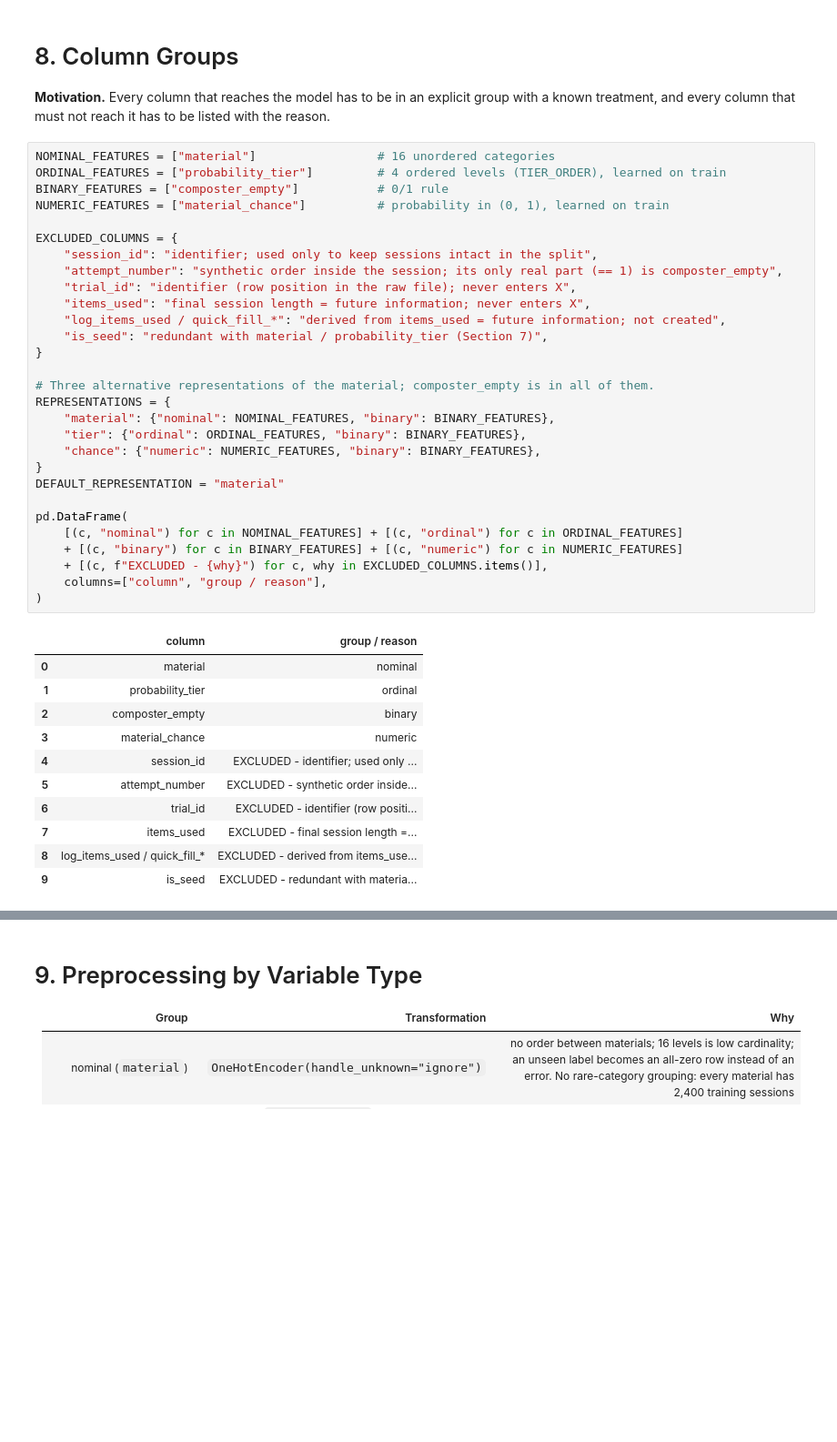
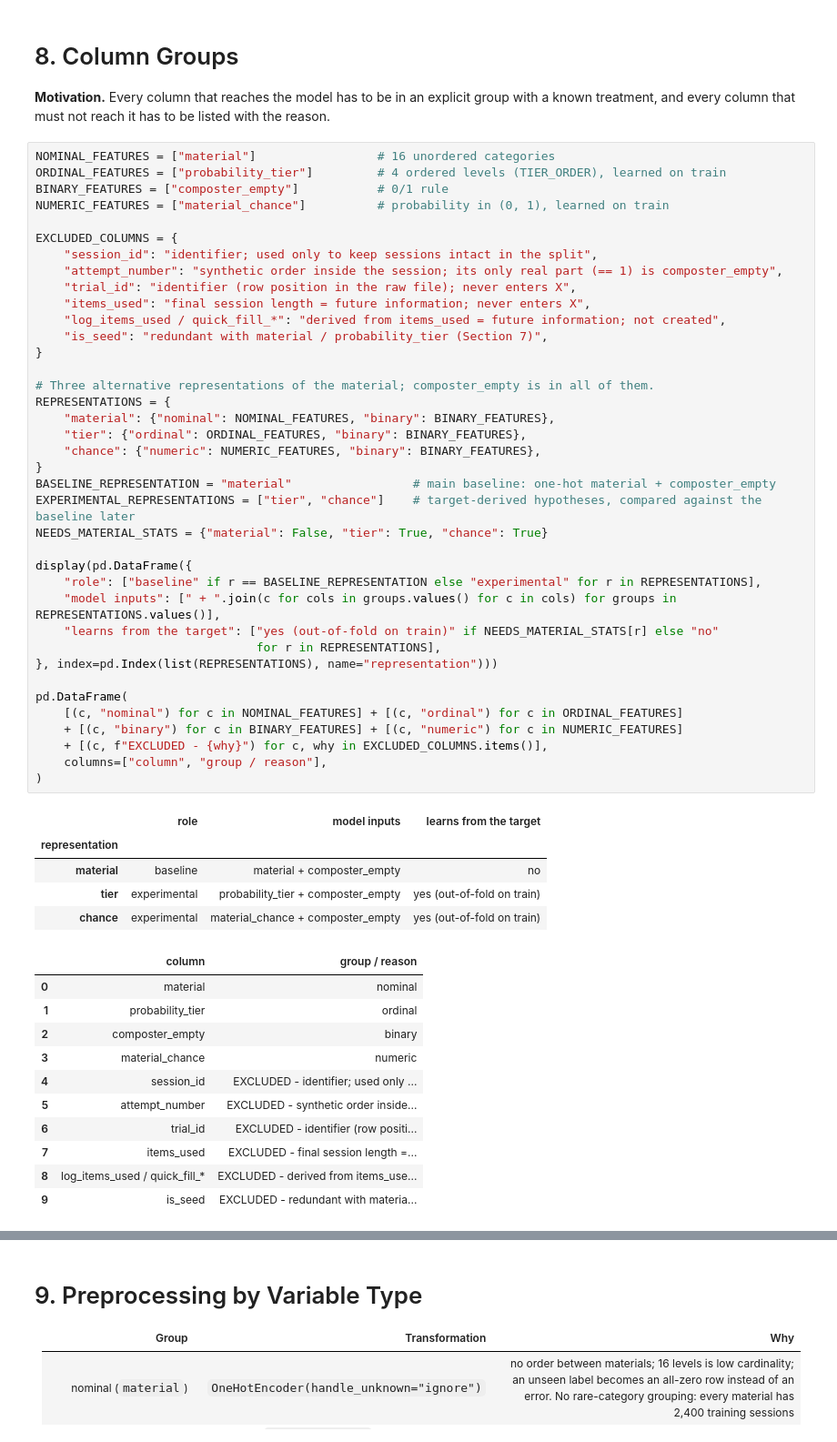
Before and after one commit to errodd/minecraft_composting_success_predictor, a Jupyter notebook: notebooks/02_data_preparation.ipynb, the cells around one changed output, grey strips where cells are left out. Shown at 91% size. Cells and saved outputs as stored; diff of their text form; blank space fills up the shorter version.

```diff
--- a/notebooks/02_data_preparation.ipynb
+++ b/notebooks/02_data_preparation.ipynb
@@ -651,44 +733,58 @@ column that must not reach it has to be listed with the reason.
 # %%
 NOMINAL_FEATURES = ["material"]                 # 16 unordered categories
 ORDINAL_FEATURES = ["probability_tier"]         # 4 ordered levels (TIER_ORDER), learned on train
 BINARY_FEATURES = ["composter_empty"]           # 0/1 rule
 NUMERIC_FEATURES = ["material_chance"]          # probability in (0, 1), learned on train
 
 EXCLUDED_COLUMNS = {
     "session_id": "identifier; used only to keep sessions intact in the split",
     "attempt_number": "synthetic order inside the session; its only real part (== 1) is composter_empty",
     "trial_id": "identifier (row position in the raw file); never enters X",
     "items_used": "final session length = future information; never enters X",
     "log_items_used / quick_fill_*": "derived from items_used = future information; not created",
     "is_seed": "redundant with material / probability_tier (Section 7)",
 }
 
 # Three alternative representations of the material; composter_empty is in all of them.
 REPRESENTATIONS = {
     "material": {"nominal": NOMINAL_FEATURES, "binary": BINARY_FEATURES},
     "tier": {"ordinal": ORDINAL_FEATURES, "binary": BINARY_FEATURES},
     "chance": {"numeric": NUMERIC_FEATURES, "binary": BINARY_FEATURES},
 }
-DEFAULT_REPRESENTATION = "material"
+BASELINE_REPRESENTATION = "material"                 # main baseline: one-hot material + composter_empty
+EXPERIMENTAL_REPRESENTATIONS = ["tier", "chance"]    # target-derived hypotheses, compared against the baseline later
+NEEDS_MATERIAL_STATS = {"material": False, "tier": True, "chance": True}
+
+display(pd.DataFrame({
+    "role": ["baseline" if r == BASELINE_REPRESENTATION else "experimental" for r in REPRESENTATIONS],
+    "model inputs": [" + ".join(c for cols in groups.values() for c in cols) for groups in REPRESENTATIONS.values()],
+    "learns from the target": ["yes (out-of-fold on train)" if NEEDS_MATERIAL_STATS[r] else "no"
+                               for r in REPRESENTATIONS],
+}, index=pd.Index(list(REPRESENTATIONS), name="representation")))
 
 pd.DataFrame(
     [(c, "nominal") for c in NOMINAL_FEATURES] + [(c, "ordinal") for c in ORDINAL_FEATURES]
     + [(c, "binary") for c in BINARY_FEATURES] + [(c, "numeric") for c in NUMERIC_FEATURES]
     + [(c, f"EXCLUDED - {why}") for c, why in EXCLUDED_COLUMNS.items()],
     columns=["column", "group / reason"],
 )
 # %% [output]
-|  | column | group / reason |
-| 0 | material | nominal |
-| 1 | probability_tier | ordinal |
-| 2 | composter_empty | binary |
-| 3 | material_chance | numeric |
-| 4 | session_id | EXCLUDED - identifier; used only ... |
-| 5 | attempt_number | EXCLUDED - synthetic order inside... |
-| 6 | trial_id | EXCLUDED - identifier (row positi... |
-| 7 | items_used | EXCLUDED - final session length =... |
-| 8 | log_items_used / quick_fill_* | EXCLUDED - derived from items_use... |
-| 9 | is_seed | EXCLUDED - redundant with materia... |
+|  | role | model inputs | learns from the target |
+| representation |  |  |  |
+| material | baseline | material + composter_empty | no |
+| tier | experimental | probability_tier + composter_empty | yes (out-of-fold on train) |
+| chance | experimental | material_chance + composter_empty | yes (out-of-fold on train) |
+|  | column | group / reason |
+| 0 | material | nominal |
+| 1 | probability_tier | ordinal |
+| 2 | composter_empty | binary |
+| 3 | material_chance | numeric |
+| 4 | session_id | EXCLUDED - identifier; used only ... |
+| 5 | attempt_number | EXCLUDED - synthetic order inside... |
+| 6 | trial_id | EXCLUDED - identifier (row positi... |
+| 7 | items_used | EXCLUDED - final session length =... |
+| 8 | log_items_used / quick_fill_* | EXCLUDED - derived from items_use... |
+| 9 | is_seed | EXCLUDED - redundant with materia... |
 # %% [markdown]
 **Interpretation.** Only four columns can reach a model, and never all at once: `material`, `probability_tier`
 and `material_chance` are three encodings of the same information, so each representation uses exactly **one** of
```
Also changed, not shown: parts of 25 cells of this notebook, 2 other files.
